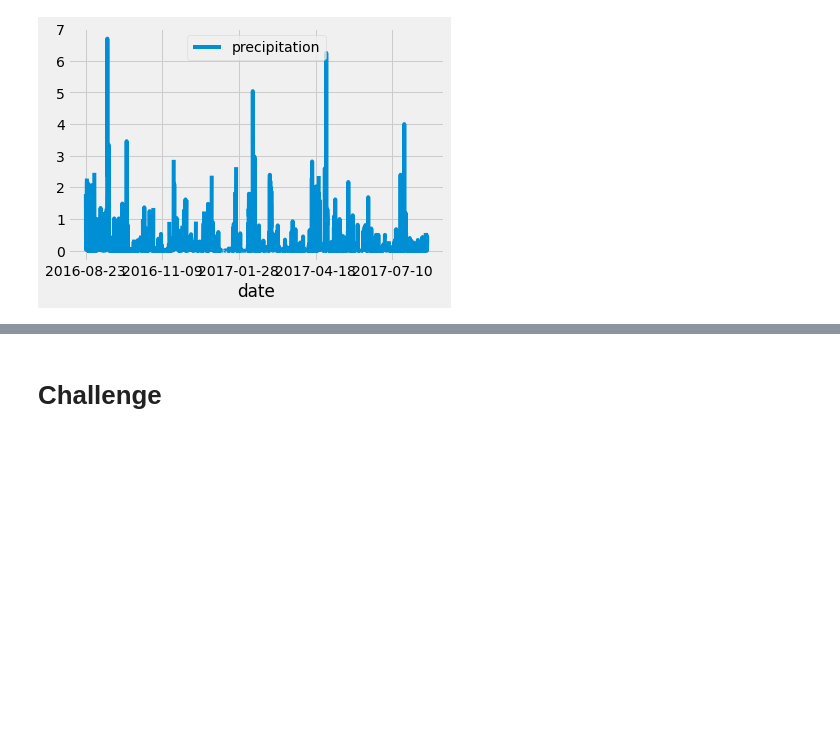
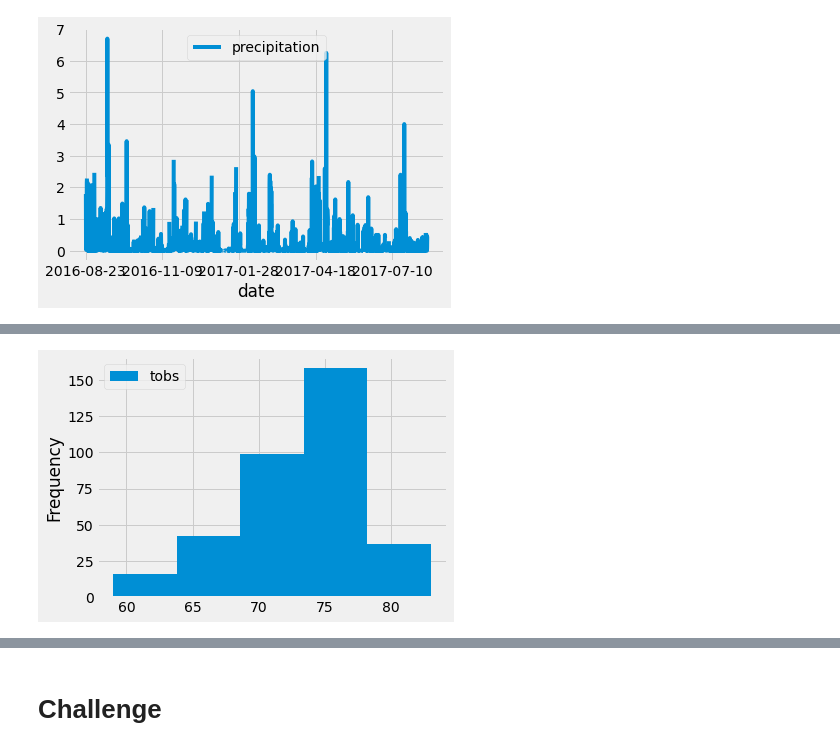
Before and after one commit to aparihar1984/Module_9_Surfs_Up_Redo, a Jupyter notebook: climate_analysis.ipynb, the cells around one changed output, grey strips where cells are left out. Cells and saved outputs as stored; diff of their text form; code cells hidden in the pictures; blank space fills up the shorter version.

```diff
--- a/climate_analysis.ipynb
+++ b/climate_analysis.ipynb
@@ -71,0 +113,6 @@ df.plot()
+# %%
+# Plotting the histogram with 5 bins (skill drill)
+df.plot.hist(bins=5)
+plt.tight_layout()
+# %% [output]
+[figure, added]
```
Also changed, not shown: parts of 6 cells of this notebook.
